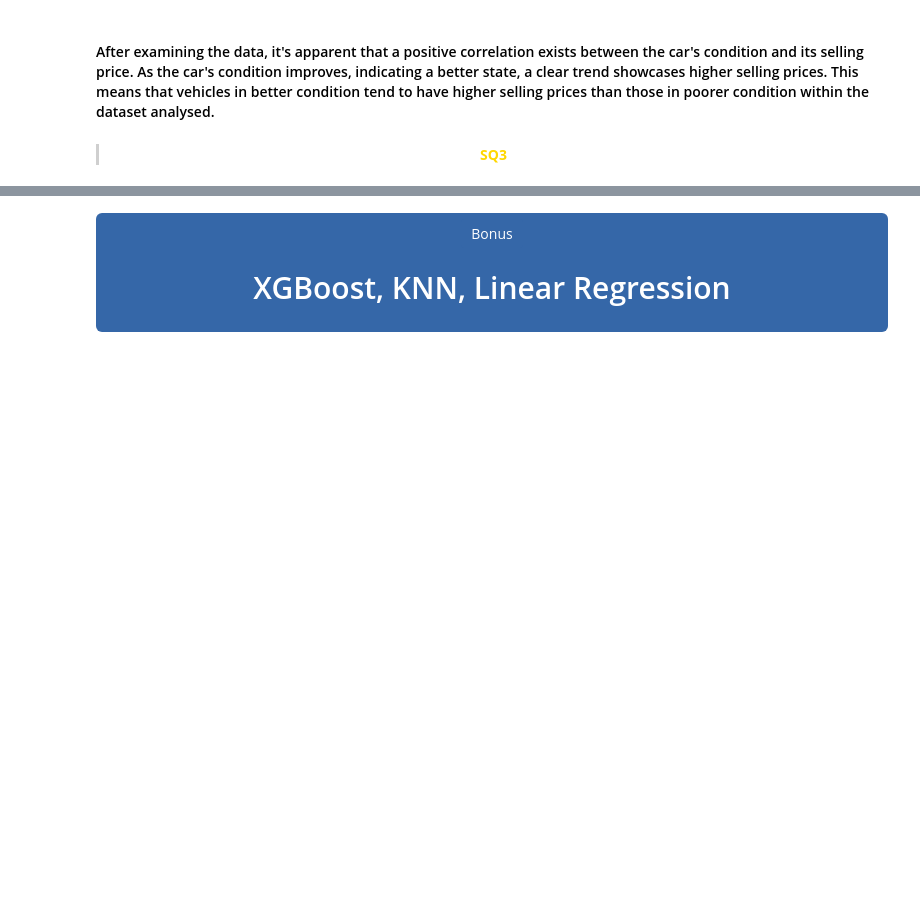
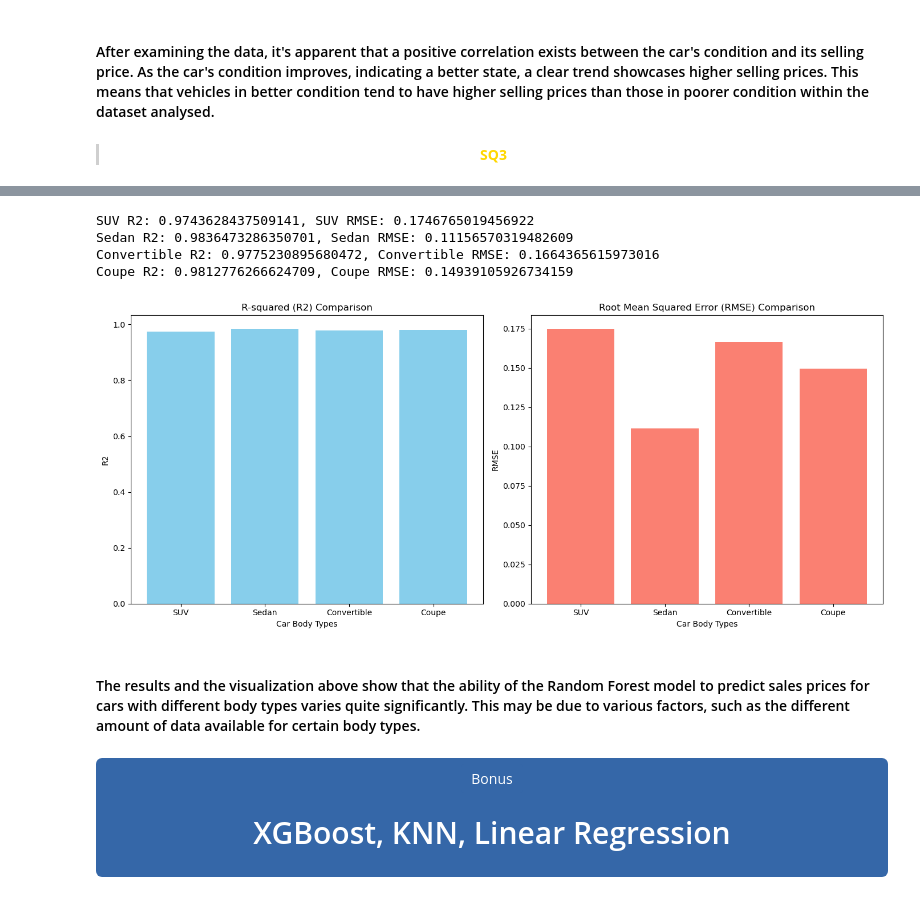
Before and after one commit to maxheijmans/AIM4B_Group1, a Jupyter notebook: UsedCarAuctionPrices/Modelling_UsedCarAuctionPrices.ipynb, the cells around one changed output, grey strips where cells are left out. Cells and saved outputs as stored; diff of their text form; code cells hidden in the pictures; blank space fills up the shorter version.

```diff
--- a/UsedCarAuctionPrices/Modelling_UsedCarAuctionPrices.ipynb
+++ b/UsedCarAuctionPrices/Modelling_UsedCarAuctionPrices.ipynb
@@ -737,0 +740,9 @@ PyALE._ALE_generic:INFO: Discrete feature detected.
+# %%
+# Filter data for each body type
+suv_data = car_df[car_df['body'] == 'Suv']
+sedan_data = car_df[car_df['body'] == 'Sedan']
+convertible_data = car_df[car_df['body'] == 'Convertible']
+coupe_data = car_df[car_df['body'] == 'Coupe']
+# %%
+# Get the feature names used during training
+feature_names = X_train.columns.tolist()
@@ -737,0 +764,6 @@ PyALE._ALE_generic:INFO: Discrete feature detected.
+# %%
+# Now, predict using the same model
+suv_predictions = rf.predict(X_suv)
+sedan_predictions = rf.predict(X_sedan)
+convertible_predictions = rf.predict(X_convertible)
+coupe_predictions = rf.predict(X_coupe)
@@ -738,3 +798,56 @@ PyALE._ALE_generic:INFO: Discrete feature detected.
+# %%
+from sklearn.metrics import r2_score
+
+# Calculate R2 for SUVs, sedans, convertibles, and coupes
+suv_r2 = r2_score(y_suv, suv_predictions)
+sedan_r2 = r2_score(y_sedan, sedan_predictions)
+convertible_r2 = r2_score(y_convertible, convertible_predictions)
+coupe_r2 = r2_score(y_coupe, coupe_predictions)
+
+# Calculate RMSE for SUVs, sedans, convertibles, and coupes
+def calculate_rmse(y_true, y_pred):
+    return np.sqrt(mean_squared_error(y_true, y_pred))
+
+suv_rmse = calculate_rmse(y_suv, suv_predictions)
+sedan_rmse = calculate_rmse(y_sedan, sedan_predictions)
+convertible_rmse = calculate_rmse(y_convertible, convertible_predictions)
+coupe_rmse = calculate_rmse(y_coupe, coupe_predictions)
+
+# Print R2 and RMSE for comparison
+print(f"SUV R2: {suv_r2}, SUV RMSE: {suv_rmse}")
+print(f"Sedan R2: {sedan_r2}, Sedan RMSE: {sedan_rmse}")
+print(f"Convertible R2: {convertible_r2}, Convertible RMSE: {convertible_rmse}")
+print(f"Coupe R2: {coupe_r2}, Coupe RMSE: {coupe_rmse}")
+
+# Update lists for R2 and RMSE values
+r2_values = [suv_r2, sedan_r2, convertible_r2, coupe_r2]
+rmse_values = [suv_rmse, sedan_rmse, convertible_rmse, coupe_rmse]
+
+# Create separate plots for R2 and RMSE
+fig, axes = plt.subplots(1, 2, figsize=(14, 6))
+
+# Plot R2 comparison
+axes[0].bar(body_types, r2_values, color='skyblue')
+axes[0].set_title('R-squared (R2) Comparison')
+axes[0].set_xlabel('Car Body Types')
+axes[0].set_ylabel('R2')
+
+# Plot RMSE comparison
+axes[1].bar(body_types, rmse_values, color='salmon')
+axes[1].set_title('Root Mean Squared Error (RMSE) Comparison')
+axes[1].set_xlabel('Car Body Types')
+axes[1].set_ylabel('RMSE')
+
+plt.tight_layout()
+plt.show()
+# %% [output]
+SUV R2: 0.9743628437509141, SUV RMSE: 0.1746765019456922
+Sedan R2: 0.9836473286350701, Sedan RMSE: 0.11156570319482609
+Convertible R2: 0.9775230895680472, Convertible RMSE: 0.1664365615973016
+Coupe R2: 0.9812776266624709, Coupe RMSE: 0.14939105926734159
+[figure, added]
+# %% [markdown]
+#### The results and the visualization above show that the ability of the Random Forest model to predict sales prices for cars with different body types varies quite significantly. This may be due to various factors, such as the different amount of data available for certain body types.
 # %% [markdown]
 <div style="position: relative; background: #3567A8; color: white; padding: 10px 15px; text-align: center; border-radius: 6px;">
     <span style="position: absolute; left: -25px; top: 10px; transform: rotate(-45deg); background: #3567A8; padding: 5px 10px; border-radius: 3px;">Bonus</span>
```
Also changed, not shown: parts of 6 cells of this notebook.
